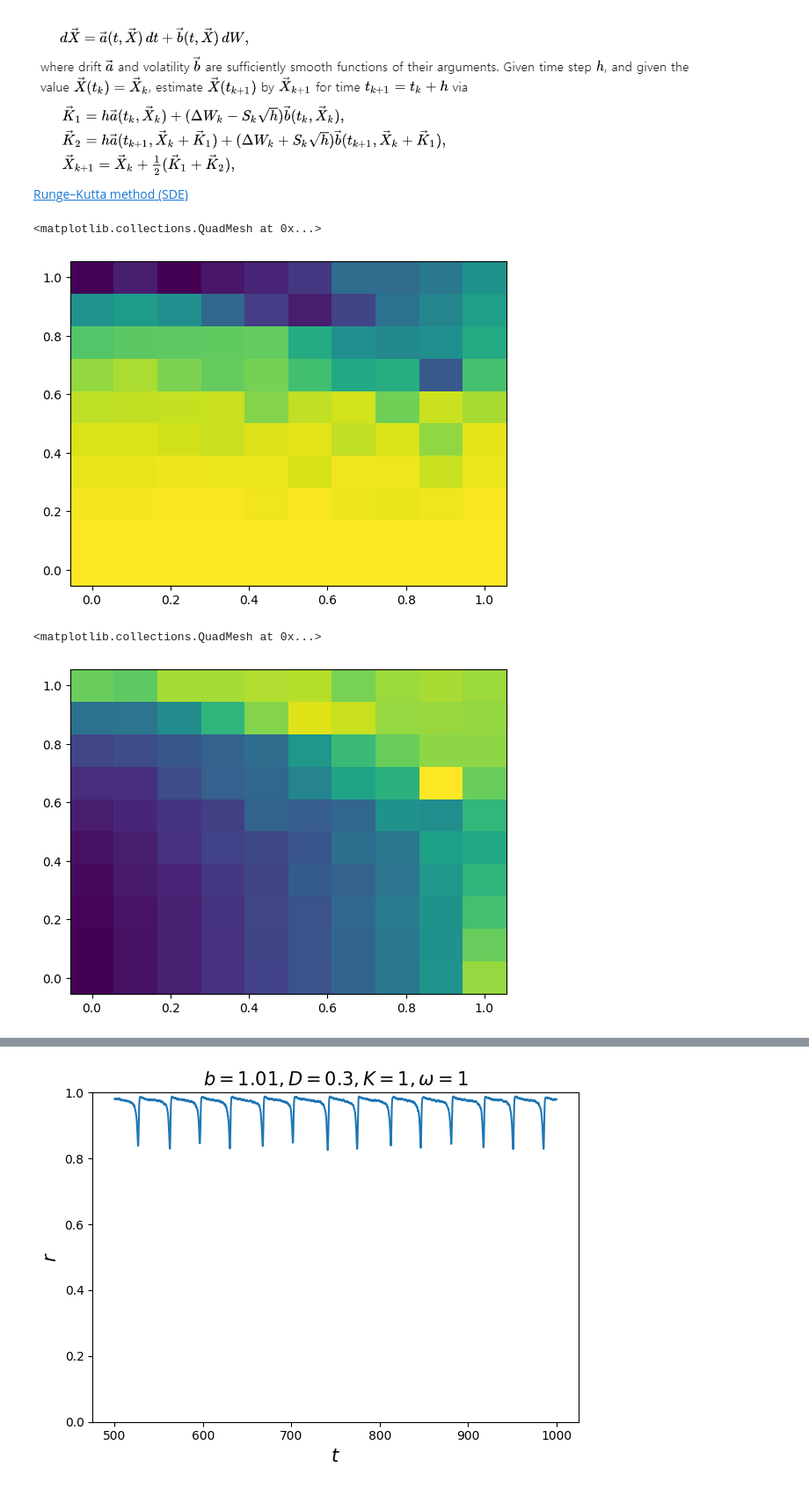
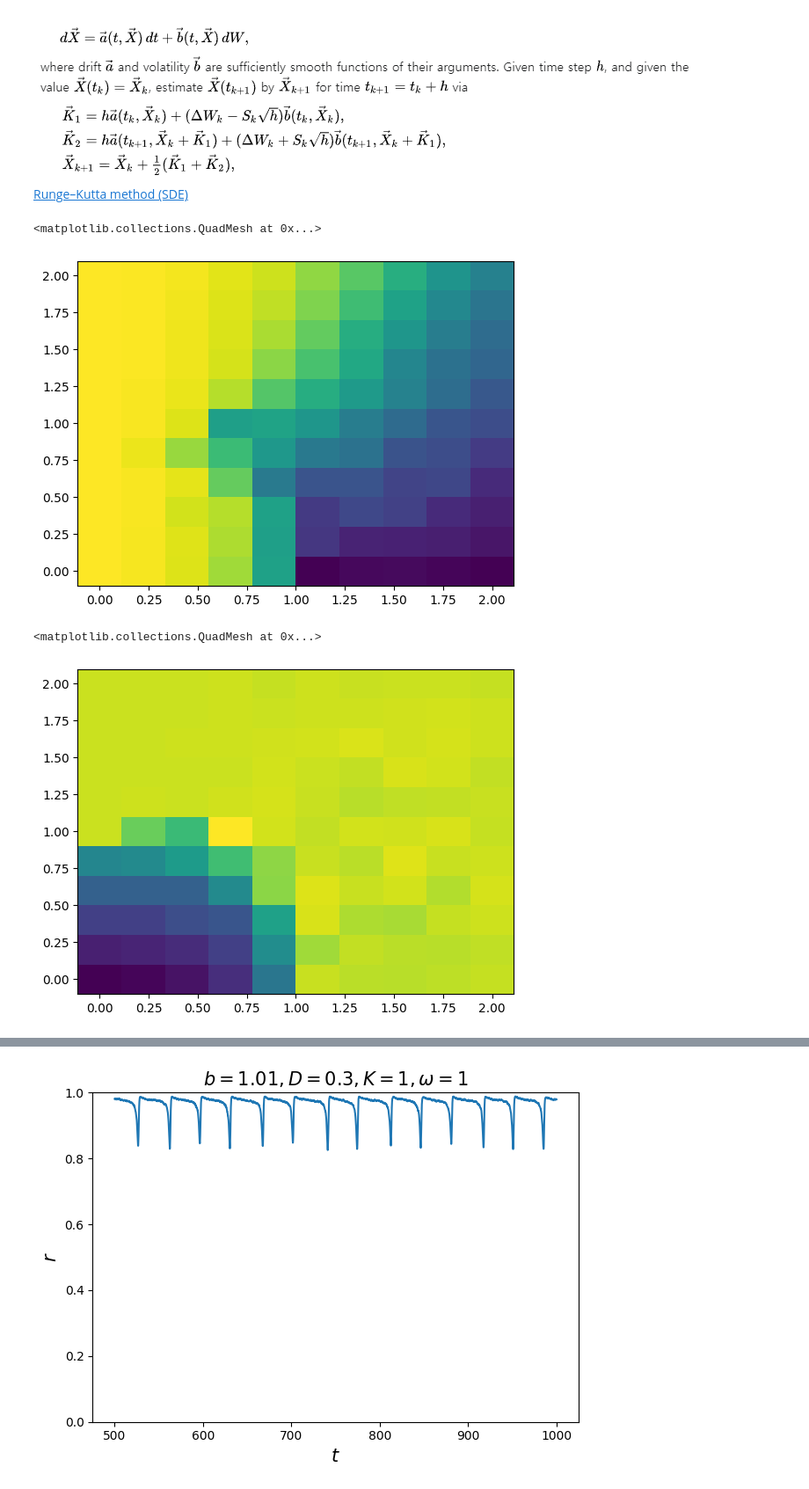
Before and after one commit to Gug-Young/Active_Rotator, a Jupyter notebook: 231229 Simulation SDE.ipynb, the cells around one changed output, grey strips where cells are left out. Shown at 88% size. Cells and saved outputs as stored; diff of their text form; code cells hidden in the pictures.

Commit message:
phase diagram

```diff
--- a/231229 Simulation SDE.ipynb
+++ b/231229 Simulation SDE.ipynb
@@ -133,11 +133,11 @@ sol = RKHG(Kuramoto_mf_AR,theta_random,t,D, args=(omega, N, K,b))
 # sol = RKHG(Kuramoto_AR,theta_random,t,D, args=(omega, N, K,b))
 # %%
 db = 0.1
-Ds = np.arange(0,1+db/2,db)
-bs = np.arange(0,1+db/2,db)
+# Ds = np.arange(0,1+db/2,db)
+# bs = np.arange(0,1+db/2,db)
 
-Ds = np.linspace(0,1,10)
-bs = np.linspace(0,1,10)
+Ds = np.linspace(0,2,10)
+bs = np.linspace(0,2,11)
 # %%
 th = len(t)//2
 D_rij = []
@@ -164,18 +164,18 @@ for D in tqdm(Ds):
 D_rij = np.array(D_rij)
 D_sigmaij = np.array(D_sigmaij)
 # %%
-plt.pcolormesh(Ds,bs,D_rij[:,:,-1])
+plt.pcolormesh(Ds,bs,D_rij[:,:,-1].T)
 # %% [output]
 <matplotlib.collections.QuadMesh at 0x...>
-[figure, old version]
+[figure, new version]
 # %%
-plt.pcolormesh(Ds,bs,D_sigmaij-D_rij[:,:,-1])
+plt.pcolormesh(Ds,bs,(D_sigmaij-D_rij[:,:,-1]).T)
 # plt.imshow(D_sigmaij.T)
 # plt.axes().set_aspect('equal')
 # plt.pcolormesh(Ds,bs,D_sigmaij.T)
 # %% [output]
 <matplotlib.collections.QuadMesh at 0x...>
-[figure, old version]
+[figure, new version]
 # %%
 theta_s = sol[:,:N]
 dtheta_s = sol[:,N:2*N]
```
Also changed, not shown: parts of 1 cell of this notebook.
